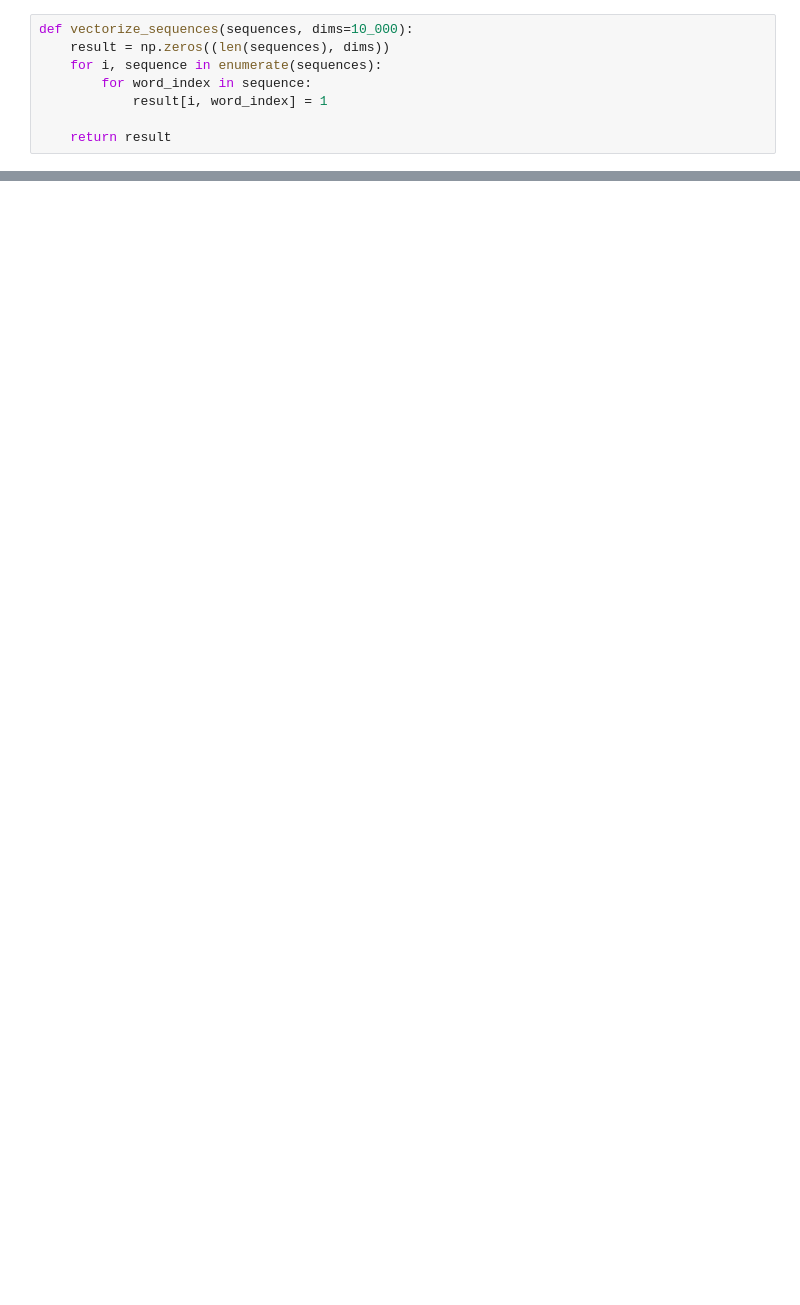
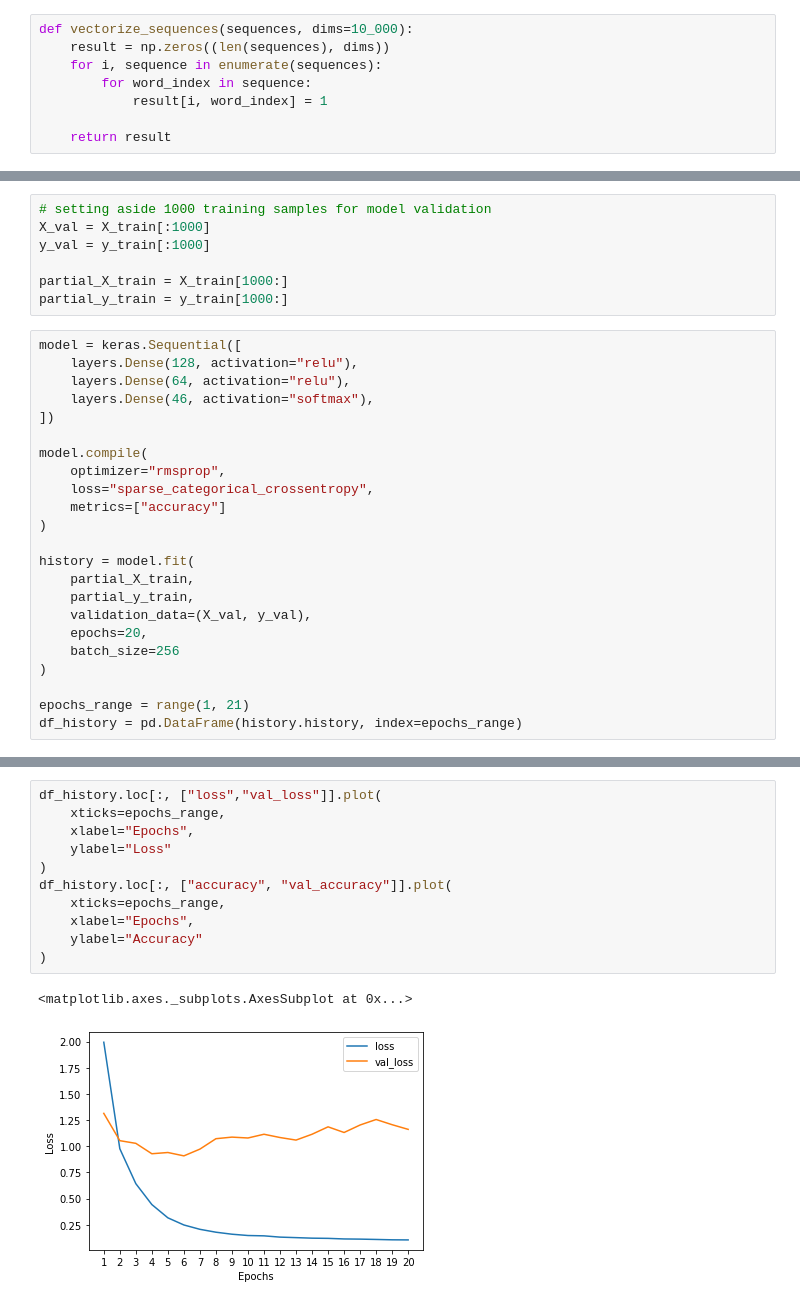
Before and after one commit to biraj21/deep_learning_with_tf, a Jupyter notebook: ch4/newswires_classifier.ipynb, the cells around one changed output, grey strips where cells are left out. Saved outputs shown, nothing was run; the diff lists cells and outputs as text; blank space fills up the shorter version.

```diff
--- a/ch4/newswires_classifier.ipynb
+++ b/ch4/newswires_classifier.ipynb
@@ -19,0 +21,30 @@ x_test = vectorize_sequences(x_test)
+# %%
+# setting aside 1000 training samples for model validation
+X_val = X_train[:1000]
+y_val = y_train[:1000]
+
+partial_X_train = X_train[1000:]
+partial_y_train = y_train[1000:]
+# %%
+model = keras.Sequential([
+    layers.Dense(128, activation="relu"),
+    layers.Dense(64, activation="relu"),
+    layers.Dense(46, activation="softmax"),
+])
+
+model.compile(
+    optimizer="rmsprop",
+    loss="sparse_categorical_crossentropy",
+    metrics=["accuracy"]
+)
+
+history = model.fit(
+    partial_X_train,
+    partial_y_train,
+    validation_data=(X_val, y_val),
+    epochs=20,
+    batch_size=256
+)
+
+epochs_range = range(1, 21)
+df_history = pd.DataFrame(history.history, index=epochs_range)
@@ -19,0 +69,14 @@ x_test = vectorize_sequences(x_test)
+# %%
+df_history.loc[:, ["loss","val_loss"]].plot(
+    xticks=epochs_range,
+    xlabel="Epochs",
+    ylabel="Loss"
+)
+df_history.loc[:, ["accuracy", "val_accuracy"]].plot(
+    xticks=epochs_range,
+    xlabel="Epochs",
+    ylabel="Accuracy"
+)
+# %% [output]
+<matplotlib.axes._subplots.AxesSubplot at 0x...>
+[figure, added]
```
Also changed, not shown: parts of 8 cells of this notebook.
